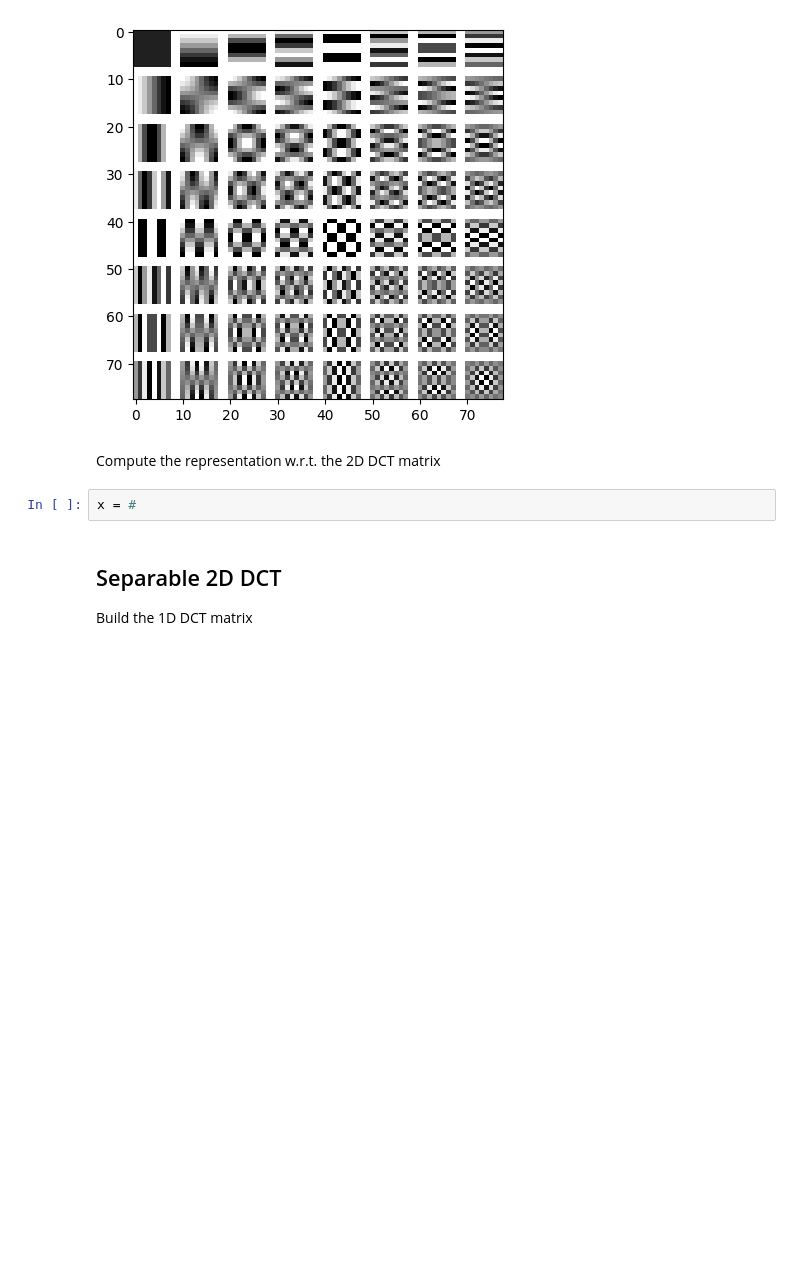
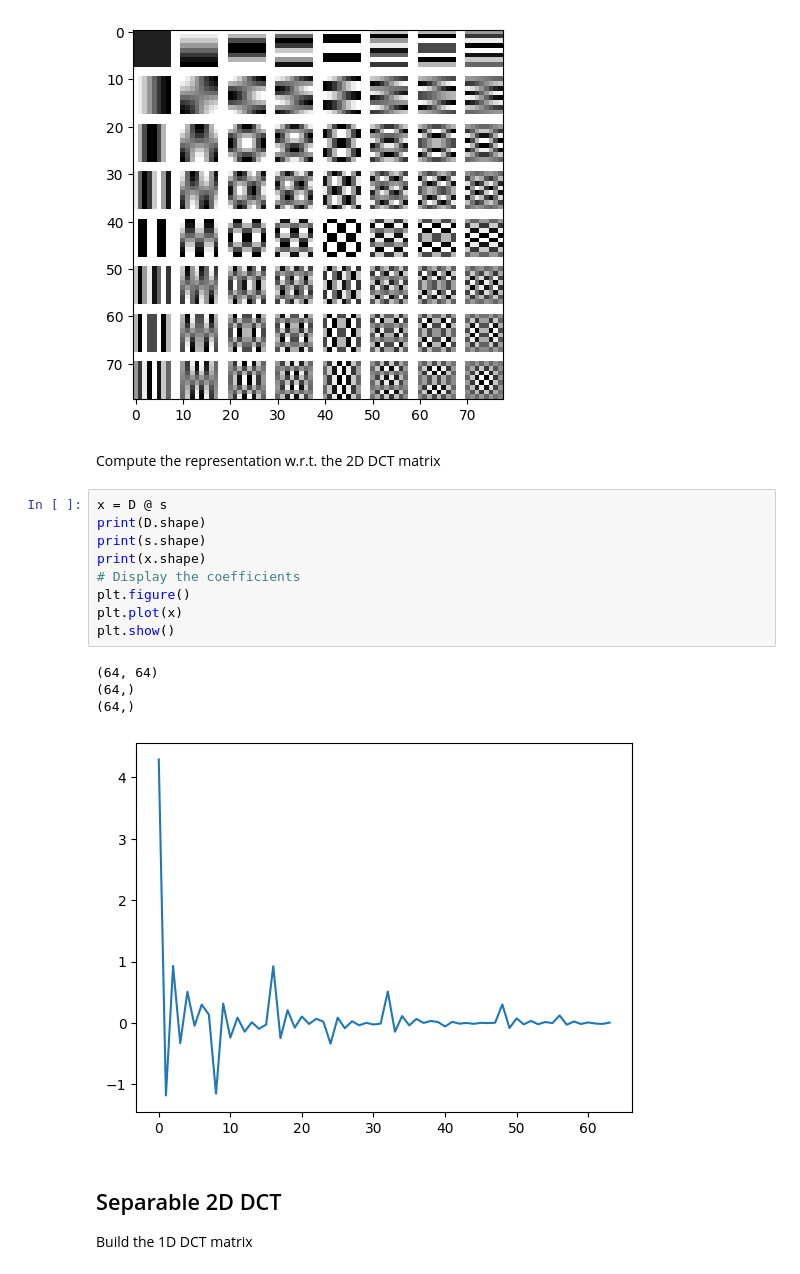
Before and after one commit to Pecneb/MMMIP_Assignments, a Jupyter notebook: Assignments/lez_2_DCT_images.ipynb, the cells around one changed output. Drawn from its saved outputs; the diff is of its cells as text; blank space fills up the shorter version.

```diff
--- a/Assignments/lez_2_DCT_images.ipynb
+++ b/Assignments/lez_2_DCT_images.ipynb
@@ -115,8 +100,20 @@ plt.imshow(D_img, cmap='gray')
 [figure]
 # %% [markdown]
 Compute the representation w.r.t. the 2D DCT matrix
-# %%
-x = #
+# %%
+x = D @ s
+print(D.shape)
+print(s.shape)
+print(x.shape)
+# Display the coefficients
+plt.figure()
+plt.plot(x)
+plt.show()
+# %% [output]
+(64, 64)
+(64,)
+(64,)
+[figure, added]
 # %% [markdown]
 ## Separable 2D DCT
 
```
Also changed, not shown: parts of 12 cells of this notebook, 2 other files.
